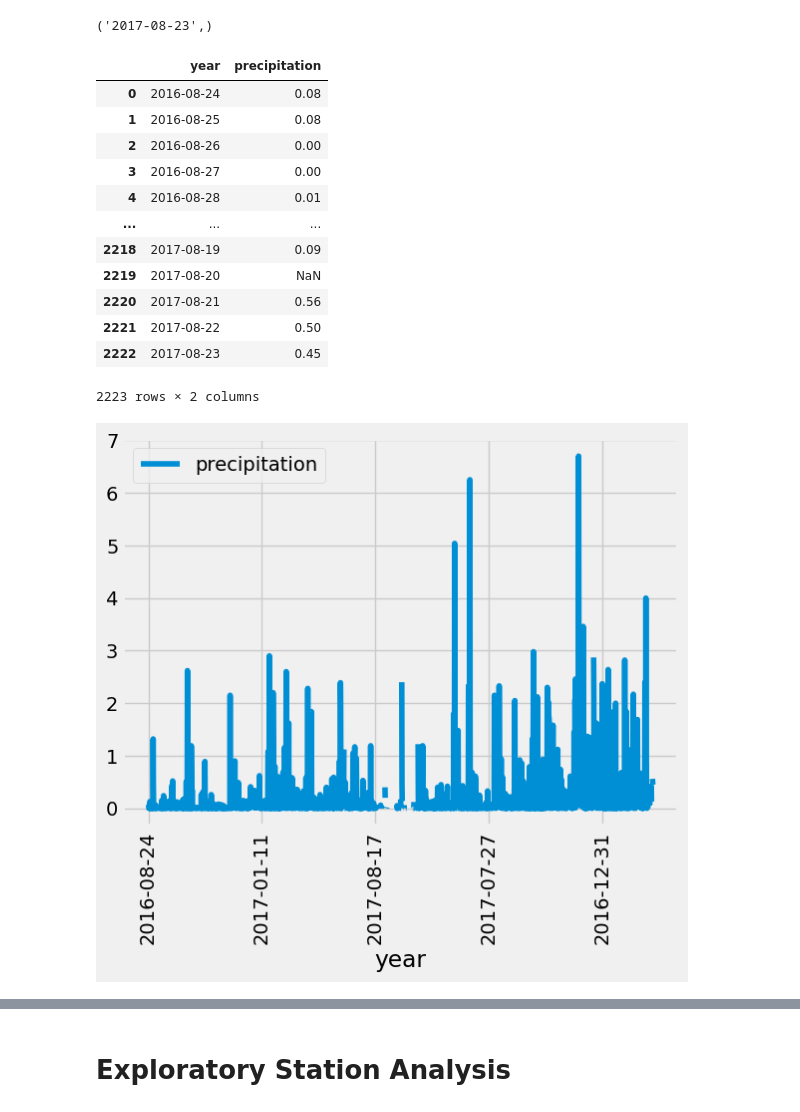
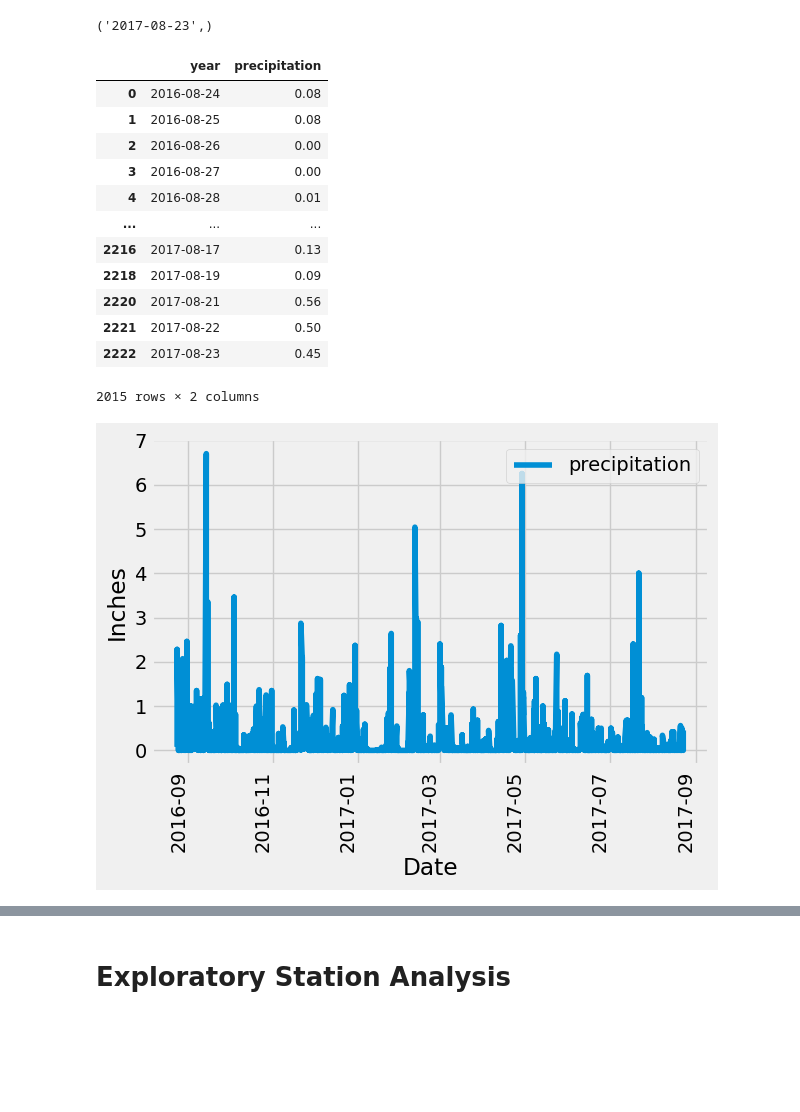
Before and after one commit to alisonands2000/a9-sqlalchemy-challenge, a Jupyter notebook: Starter_Code/climate_starter.ipynb, the cells around one changed output, grey strips where cells are left out. Drawn from its saved outputs; the diff is of its cells as text; code cells hidden in the pictures; blank space fills up the shorter version.

```diff
--- a/Starter_Code/climate_starter.ipynb
+++ b/Starter_Code/climate_starter.ipynb
@@ -65,38 +58,43 @@ session.query(measurement.date).order_by(desc(measurement.date)).first()
 # %%
 # Design a query to retrieve the last 12 months of precipitation data and plot the results.
 
 # Starting from the most recent data point in the database.
 date = session.query(measurement.date).order_by(desc(measurement.date)).first()
 dt.datetime.strptime(date[0], '%Y-%m-%d')
 # Calculate the date one year from the last date in data set.
 past_year = dt.datetime.strptime(date[0], '%Y-%m-%d') - dt.timedelta(365)
 
 # Perform a query to retrieve the data and precipitation scores
 past_year_data = session.query(measurement.date, measurement.prcp).\
     filter(measurement.date >= past_year).all()
-past_year_data
+
 # Save the query results as a Pandas DataFrame. Explicitly set the column names
 prcp_df = pd.DataFrame(past_year_data, columns = ['year', 'precipitation'])
-prcp_df
+prcp_df['year'] = pd.to_datetime(prcp_df['year'])
+prcp_df = prcp_df.dropna(how = 'any')
+
 # Sort the dataframe by date
-
+prcp_df.sort_values(by = 'year')
 
 # Use Pandas Plotting with Matplotlib to plot the data
-prcp_df.plot(x = 'year', y = 'precipitation', rot = 90)
+prcp_df.plot(x = 'year', y = 'precipitation', rot = 90,
+             xlabel = 'Date',
+             ylabel = 'Inches')
+plt.legend(loc = 'upper right')
 prcp_df
 # %% [output]
 |  | year | precipitation |
 | 0 | 2016-08-24 | 0.08 |
 | 1 | 2016-08-25 | 0.08 |
 | 2 | 2016-08-26 | 0.00 |
 | 3 | 2016-08-27 | 0.00 |
 | 4 | 2016-08-28 | 0.01 |
 | ... | ... | ... |
+| 2216 | 2017-08-17 | 0.13 |
 | 2218 | 2017-08-19 | 0.09 |
-| 2219 | 2017-08-20 | NaN |
 | 2220 | 2017-08-21 | 0.56 |
 | 2221 | 2017-08-22 | 0.50 |
 | 2222 | 2017-08-23 | 0.45 |
-2223 rows × 2 columns
+2015 rows × 2 columns
-[figure, old version]
+[figure, new version]
 # %%
```
Also changed, not shown: parts of 13 cells of this notebook, 1 other file.
